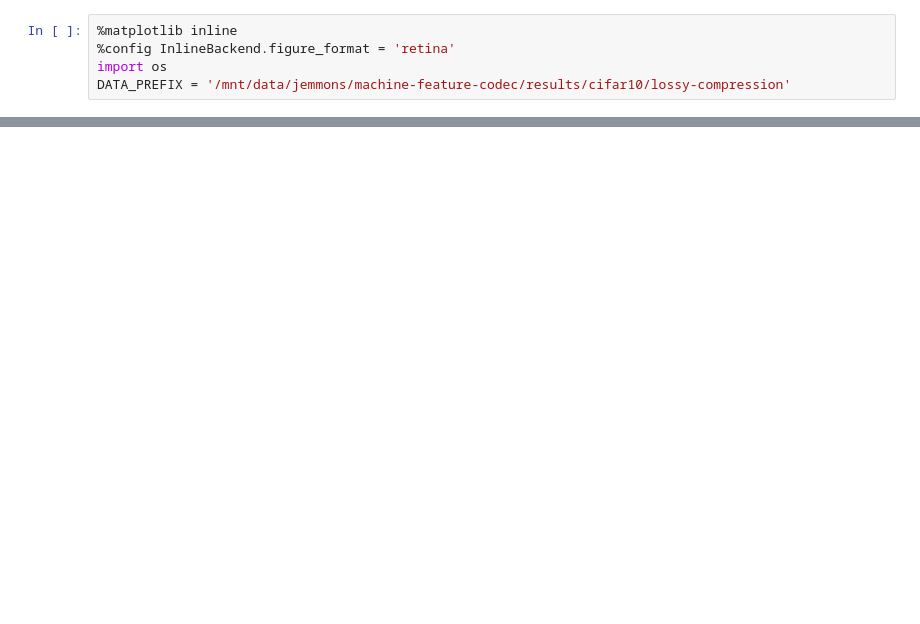
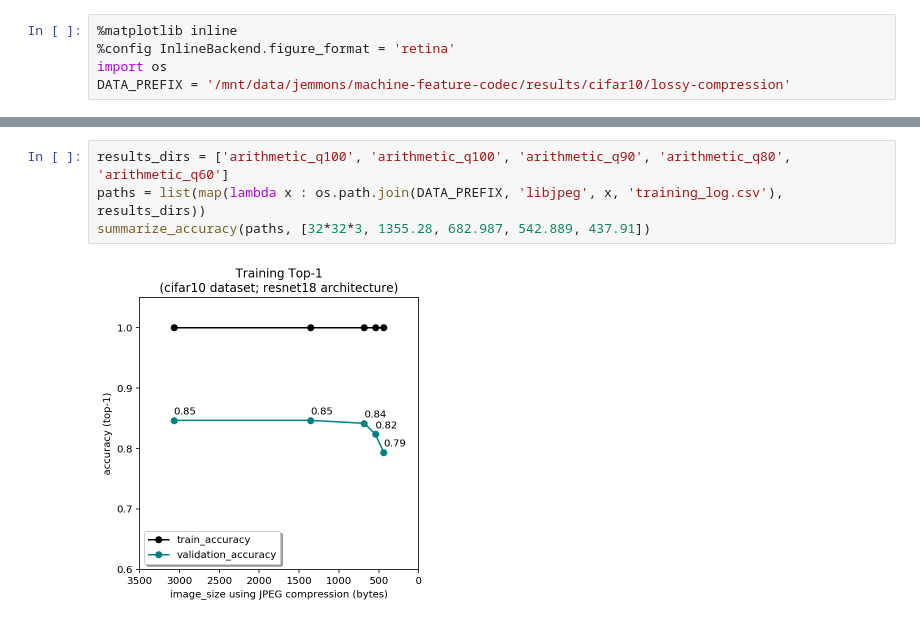
Before and after one commit to jremmons/nnfc, a Jupyter notebook: notebook/cifar10_compression_experiments.ipynb, the cells around one changed output, grey strips where cells are left out. Drawn from its saved outputs; the diff is of its cells as text; blank space fills up the shorter version.

```diff
--- a/notebook/cifar10_compression_experiments.ipynb
+++ b/notebook/cifar10_compression_experiments.ipynb
@@ -142,0 +153,6 @@ print(subprocess.check_output(['cat', '/home/jemmons/projects/machine-feature-co
+# %%
+results_dirs = ['arithmetic_q100', 'arithmetic_q100', 'arithmetic_q90', 'arithmetic_q80', 'arithmetic_q60']
+paths = list(map(lambda x : os.path.join(DATA_PREFIX, 'libjpeg', x, 'training_log.csv'), results_dirs))
+summarize_accuracy(paths, [32*32*3, 1355.28, 682.987, 542.889, 437.91])
+# %% [output]
+[figure, added]
```
Also changed, not shown: parts of 24 cells of this notebook.
